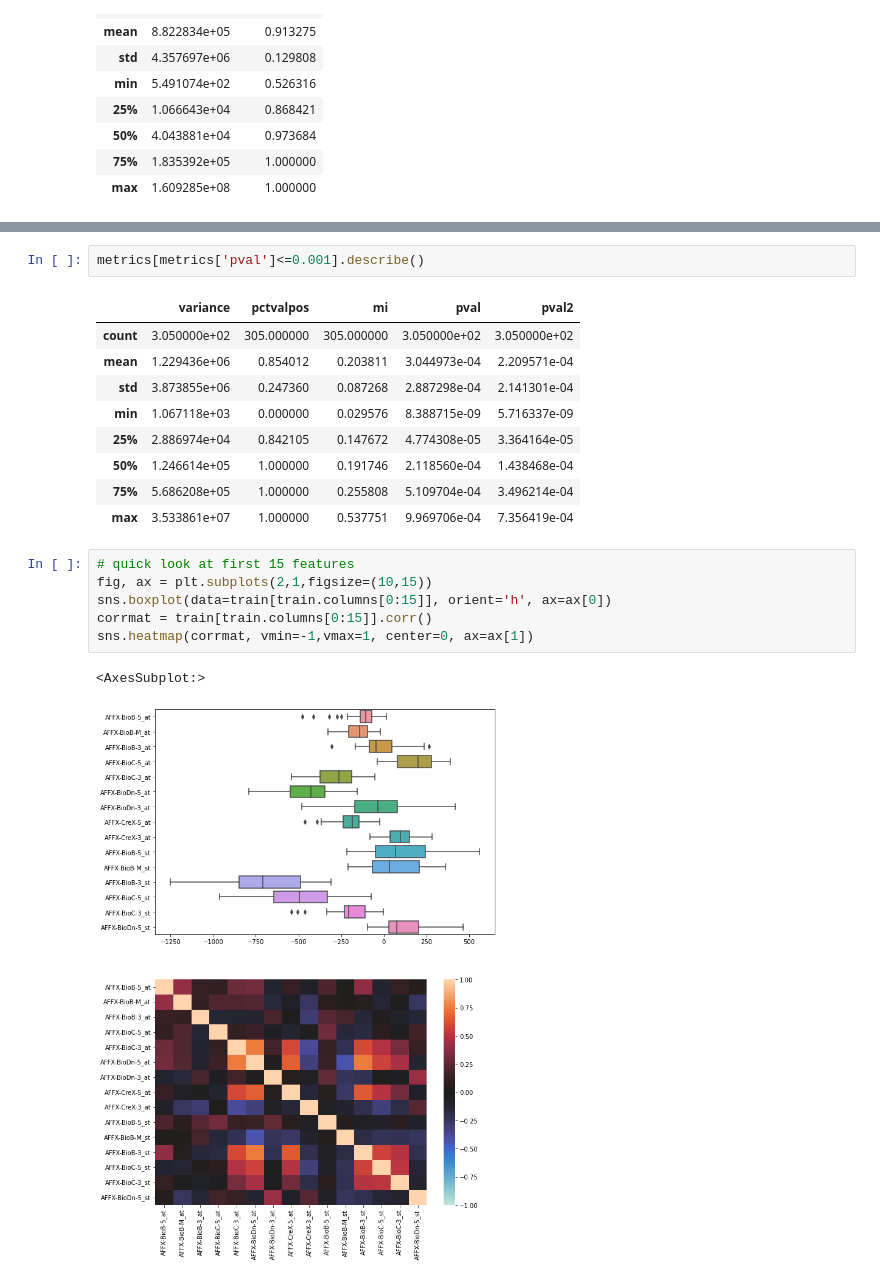
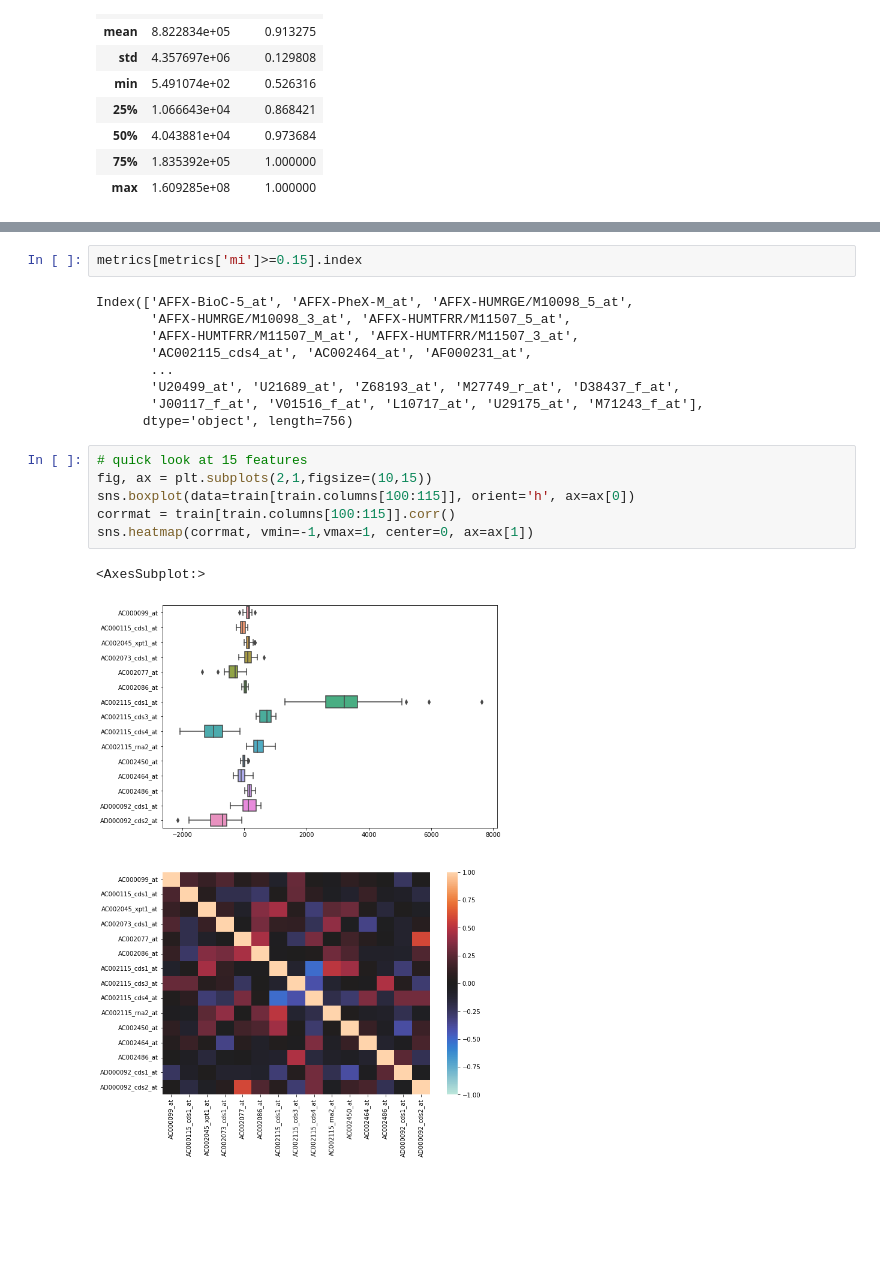
Before and after one commit to assayer5/microarray-leukemia-classif, a Jupyter notebook: microarray_explore.ipynb, the cells around one changed output, grey strips where cells are left out. Drawn from its saved outputs; the diff is of its cells as text; blank space fills up the shorter version.

```diff
--- a/microarray_explore.ipynb
+++ b/microarray_explore.ipynb
@@ -172,22 +179,21 @@ Index(['AFFX-BioC-5_at', 'AFFX-PheX-M_at', 'AFFX-HUMRGE/M10098_5_at',
 # %%
-metrics[metrics['pval']<=0.001].describe()
+metrics[metrics['mi']>=0.15].index
 # %% [output]
-|  | variance | pctvalpos | mi | pval | pval2 |
-| count | 3.050000e+02 | 305.000000 | 305.000000 | 3.050000e+02 | 3.050000e+02 |
-| mean | 1.229436e+06 | 0.854012 | 0.203811 | 3.044973e-04 | 2.209571e-04 |
-| std | 3.873855e+06 | 0.247360 | 0.087268 | 2.887298e-04 | 2.141301e-04 |
-| min | 1.067118e+03 | 0.000000 | 0.029576 | 8.388715e-09 | 5.716337e-09 |
-| 25% | 2.886974e+04 | 0.842105 | 0.147672 | 4.774308e-05 | 3.364164e-05 |
-| 50% | 1.246614e+05 | 1.000000 | 0.191746 | 2.118560e-04 | 1.438468e-04 |
-| 75% | 5.686208e+05 | 1.000000 | 0.255808 | 5.109704e-04 | 3.496214e-04 |
-| max | 3.533861e+07 | 1.000000 | 0.537751 | 9.969706e-04 | 7.356419e-04 |
+Index(['AFFX-BioC-5_at', 'AFFX-PheX-M_at', 'AFFX-HUMRGE/M10098_5_at',
+       'AFFX-HUMRGE/M10098_3_at', 'AFFX-HUMTFRR/M11507_5_at',
+       'AFFX-HUMTFRR/M11507_M_at', 'AFFX-HUMTFRR/M11507_3_at',
+       'AC002115_cds4_at', 'AC002464_at', 'AF000231_at',
+       ...
+       'U20499_at', 'U21689_at', 'Z68193_at', 'M27749_r_at', 'D38437_f_at',
+       'J00117_f_at', 'V01516_f_at', 'L10717_at', 'U29175_at', 'M71243_f_at'],
+      dtype='object', length=756)
 # %%
-# quick look at first 15 features
+# quick look at 15 features
 fig, ax = plt.subplots(2,1,figsize=(10,15))
-sns.boxplot(data=train[train.columns[0:15]], orient='h', ax=ax[0])
-corrmat = train[train.columns[0:15]].corr()
+sns.boxplot(data=train[train.columns[100:115]], orient='h', ax=ax[0])
+corrmat = train[train.columns[100:115]].corr()
 sns.heatmap(corrmat, vmin=-1,vmax=1, center=0, ax=ax[1])
 # %% [output]
 <AxesSubplot:>
-[figure, old version]
+[figure, new version]
 # %%
```
Also changed, not shown: parts of 11 cells of this notebook, 2 other files.
